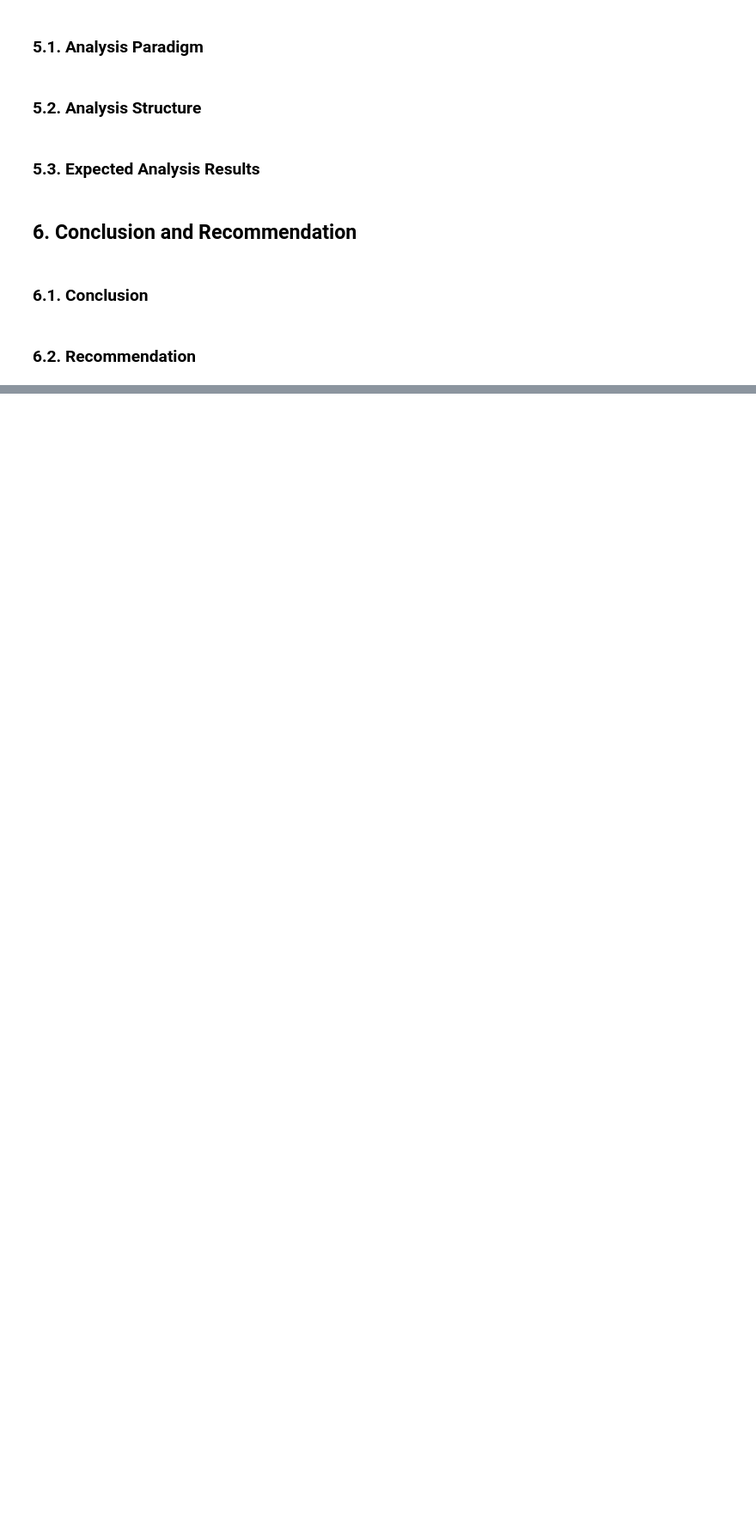
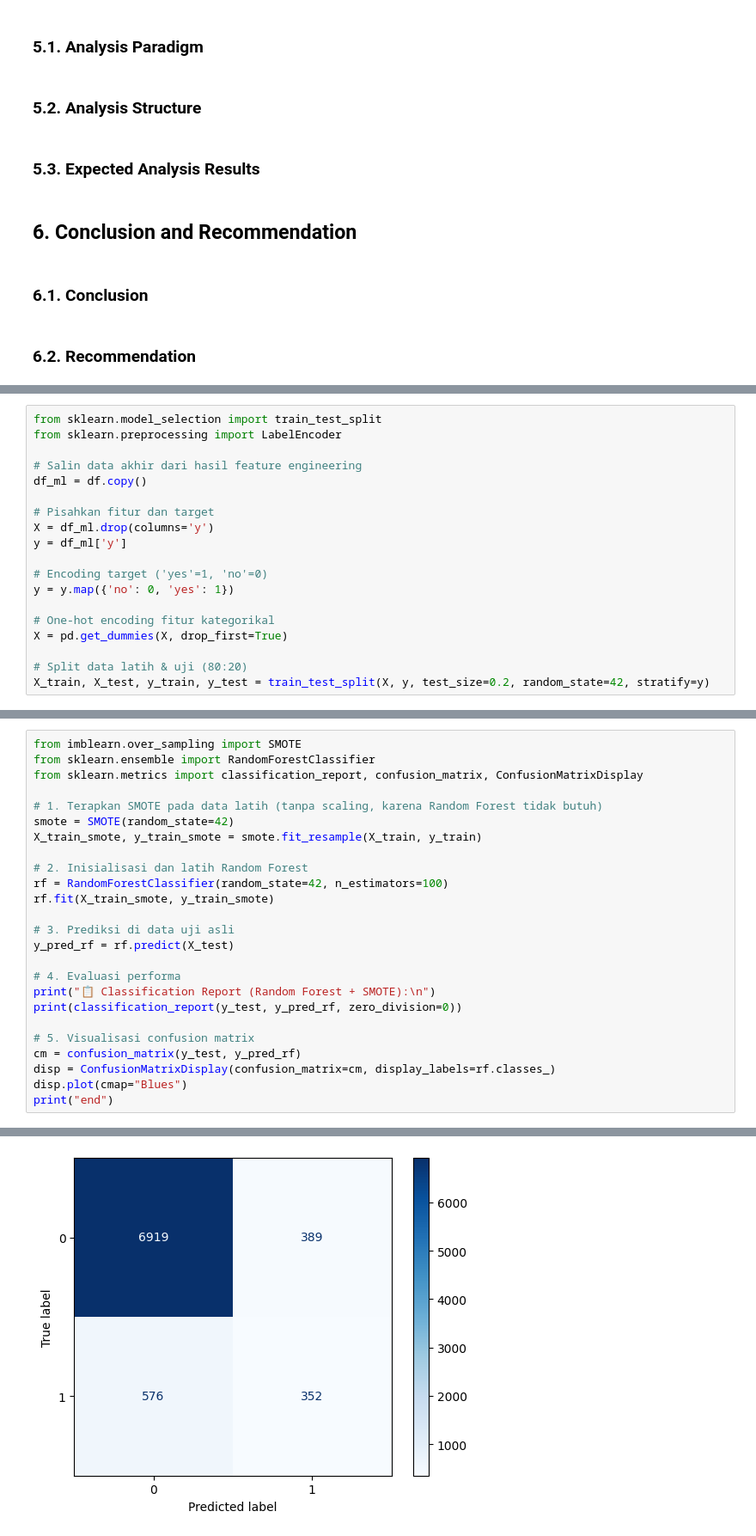
Before and after one commit to purbaronny/prwdhk-ds-group-final, a Jupyter notebook: src/solution.ipynb, the cells around one changed output, grey strips where cells are left out. Shown at 86% size. Drawn from its saved outputs; the diff is of its cells as text; blank space fills up the shorter version.

```diff
--- a/src/solution.ipynb
+++ b/src/solution.ipynb
@@ -584,0 +580,19 @@ Data akan disimpan di **../data/revision/bank-additional-full-eda.csv**
+# %%
+from sklearn.model_selection import train_test_split
+from sklearn.preprocessing import LabelEncoder
+
+# Salin data akhir dari hasil feature engineering
+df_ml = df.copy()
+
+# Pisahkan fitur dan target
+X = df_ml.drop(columns='y')
+y = df_ml['y']
+
+# Encoding target ('yes'=1, 'no'=0)
+y = y.map({'no': 0, 'yes': 1})
+
+# One-hot encoding fitur kategorikal
+X = pd.get_dummies(X, drop_first=True)
+
+# Split data latih & uji (80:20)
+X_train, X_test, y_train, y_test = train_test_split(X, y, test_size=0.2, random_state=42, stratify=y)
@@ -584,0 +700,26 @@ Data akan disimpan di **../data/revision/bank-additional-full-eda.csv**
+# %%
+from imblearn.over_sampling import SMOTE
+from sklearn.ensemble import RandomForestClassifier
+from sklearn.metrics import classification_report, confusion_matrix, ConfusionMatrixDisplay
+
+# 1. Terapkan SMOTE pada data latih (tanpa scaling, karena Random Forest tidak butuh)
+smote = SMOTE(random_state=42)
+X_train_smote, y_train_smote = smote.fit_resample(X_train, y_train)
+
+# 2. Inisialisasi dan latih Random Forest
+rf = RandomForestClassifier(random_state=42, n_estimators=100)
+rf.fit(X_train_smote, y_train_smote)
+
+# 3. Prediksi di data uji asli
+y_pred_rf = rf.predict(X_test)
+
+# 4. Evaluasi performa
+print("📋 Classification Report (Random Forest + SMOTE):\n")
+print(classification_report(y_test, y_pred_rf, zero_division=0))
+
+# 5. Visualisasi confusion matrix
+cm = confusion_matrix(y_test, y_pred_rf)
+disp = ConfusionMatrixDisplay(confusion_matrix=cm, display_labels=rf.classes_)
+disp.plot(cmap="Blues")
+print("end")
+# %% [output]
@@ -584,0 +738 @@ Data akan disimpan di **../data/revision/bank-additional-full-eda.csv**
+[figure, added]
```
Also changed, not shown: parts of 38 cells of this notebook.
